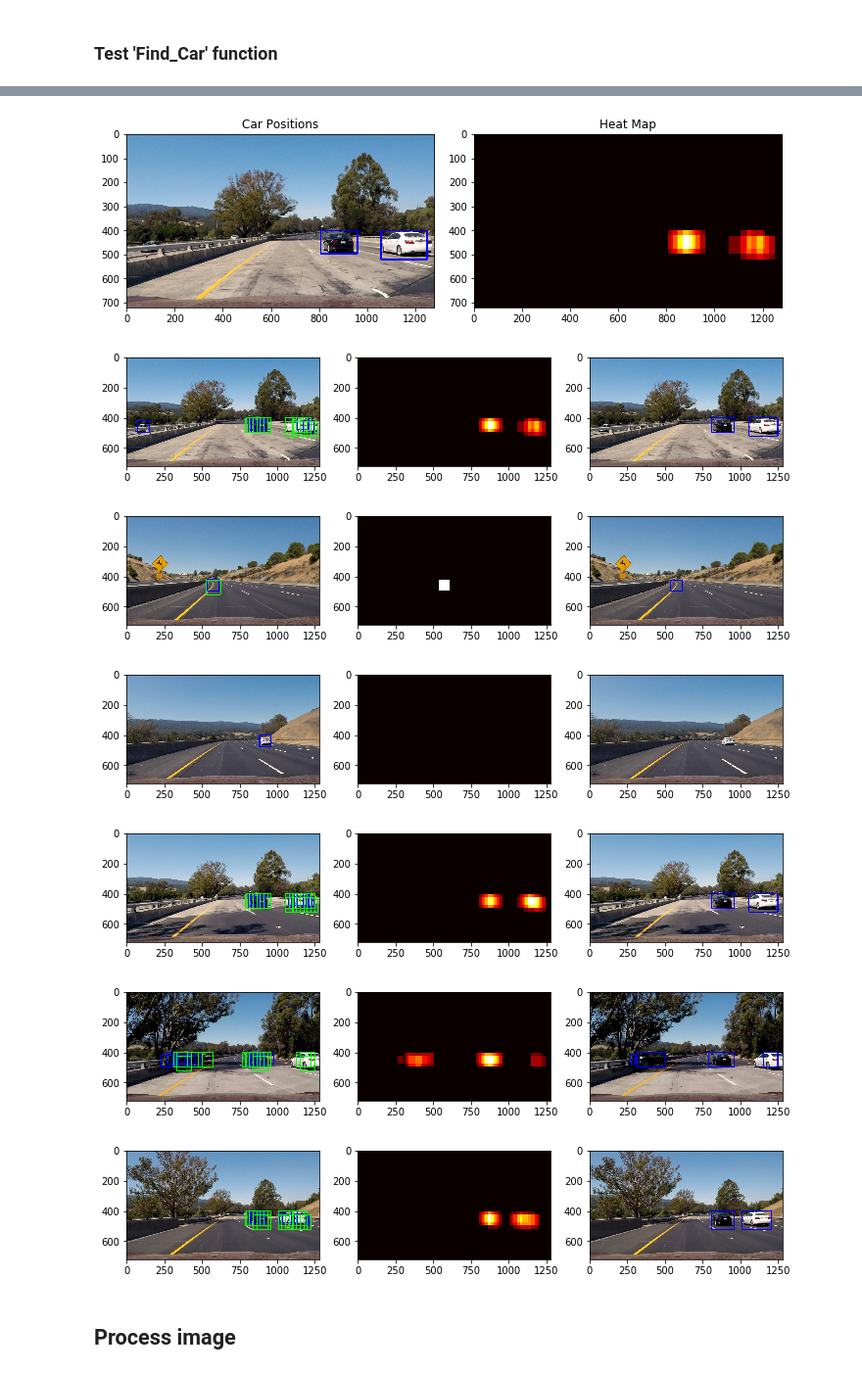
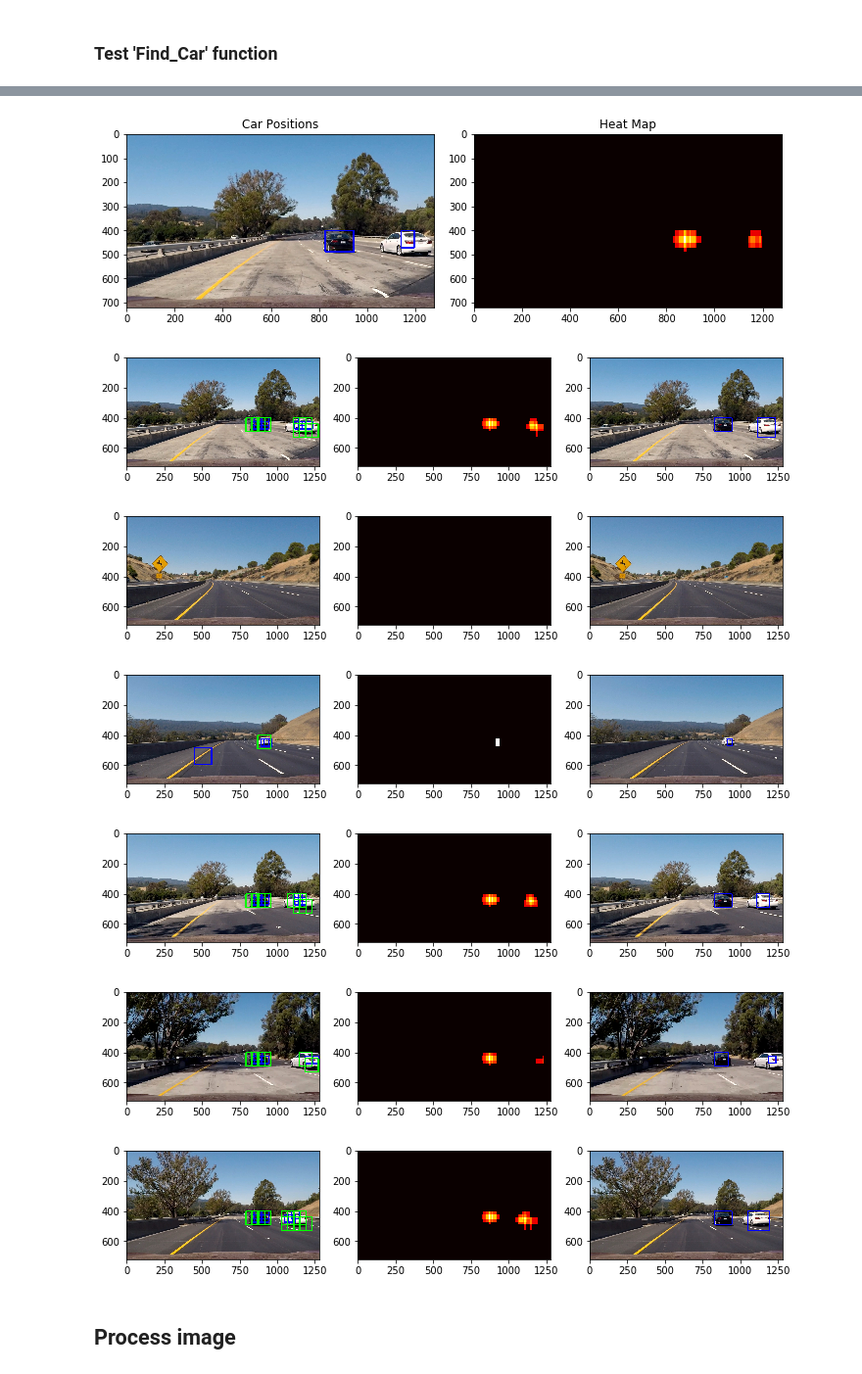
Before and after one commit to inokatsu/vehicle_detection_tracking, a Jupyter notebook: Vehicle_Detection.ipynb, the cells around one changed output, grey strips where cells are left out. Shown at 98% size. Saved outputs shown, nothing was run; the diff lists cells and outputs as text; code cells hidden in the pictures.

```diff
--- a/Vehicle_Detection.ipynb
+++ b/Vehicle_Detection.ipynb
@@ -384,11 +418,16 @@ plt.imshow(window_img)
 # %%
 def get_rectangles(image):
     rectangles =[]
+    rectangles1 = []
+    rectangles2 = []
+    rectangles3 = []
+    rectangles4 = []
+    rectangles5 = []
     draw_image = np.copy(image)
 
     ystart = 400
-    ystop = 500
-    scale = 1.2
+    ystop = 470
+    scale = 0.8
     rectangles1 = find_cars(image, ystart, ystop, scale, svc, X_scaler, orient, pix_per_cell,
                            cell_per_block, spatial_size, hist_bins)
     window_img = draw_boxes(draw_image, rectangles1, color=(0, 0, 255), thick=6)
@@ -397,21 +436,39 @@ def get_rectangles(image):
 
     ystart = 400
     ystop = 550
-    scale = 1.5
+    scale = 1.4
     rectangles2 = find_cars(image, ystart, ystop, scale, svc, X_scaler, orient, pix_per_cell,
                            cell_per_block, spatial_size, hist_bins)
     window_img = draw_boxes(window_img, rectangles2, color=(0, 255, 0), thick=6)
     if not rectangles2 == []:
         rectangles.append(rectangles2)
 
+    ystart = 480
+    ystop = 620
+    scale = 1.8
+    rectangles3 = find_cars(image, ystart, ystop, scale, svc, X_scaler, orient, pix_per_cell,
+                           cell_per_block, spatial_size, hist_bins)
+    window_img = draw_boxes(window_img, rectangles3, color=(0, 0, 255), thick=6)
+    if not rectangles3 == []:
+        rectangles.append(rectangles3)
+
+    ystart = 500
+    ystop = 670
+    scale = 2.4
+    rectangles4 = find_cars(image, ystart, ystop, scale, svc, X_scaler, orient, pix_per_cell,
+                           cell_per_block, spatial_size, hist_bins)
+    window_img = draw_boxes(window_img, rectangles4, color=(0, 255, 0), thick=6)
+    if not rectangles4 == []:
+        rectangles.append(rectangles4)
+
     ystart = 500
     ystop = 680
     scale = 3
-    rectangles3 = find_cars(image, ystart, ystop, scale, svc, X_scaler, orient, pix_per_cell,
+    rectangles5 = find_cars(image, ystart, ystop, scale, svc, X_scaler, orient, pix_per_cell,
                            cell_per_block, spatial_size, hist_bins)
-    window_img = draw_boxes(window_img, rectangles3, color=(255, 0, 0), thick=6)
-    if not rectangles3 == []:
-        rectangles.append(rectangles3)
+    window_img = draw_boxes(window_img, rectangles5, color=(255, 0, 0), thick=6)
+    if not rectangles5 == []:
+        rectangles.append(rectangles5)
 
     rectangles = [item for sublist in rectangles for item in sublist]
     return rectangles, window_img
@@ -454,7 +511,7 @@ def draw_labeled_bboxes(img, labels):
 heat = add_heat(heat, rectangles)
 
 # Apply threshold to help remove false positives
-heat = apply_threshold(heat,1)
+heat = apply_threshold(heat,2)
 
 # Visualize the heatmap when displaying
 heatmap = np.clip(heat, 0, 255)
@@ -472,32 +529,33 @@ plt.imshow(heatmap, cmap='hot')
 plt.title('Heat Map')
 fig.tight_layout()
 # %% [output]
-[figure, old version]
+[figure, new version]
 # %%
 images = glob.glob('./test_images/*.jpg')
 for img in images:
     image = mpimg.imread(img)
     rectangles, out_img = get_rectangles(image)
     heat = np.zeros_like(image[:,:,0]).astype(np.float)
     heat = add_heat(heat, rectangles)
-    heat = apply_threshold(heat,1)
+    threshold =2
+    heat = apply_threshold(heat,threshold)
     heatmap = np.clip(heat, 0, 255)
     labels = label(heatmap)
     draw_img = draw_labeled_bboxes(np.copy(image), labels)
     plt.figure(figsize =(12,12))
     plt.subplot(131)
     plt.imshow(out_img)
     plt.subplot(132)
     plt.imshow(heatmap,cmap = "hot")
     plt.subplot(133)
     plt.imshow(draw_img)
 # %% [output]
-[figure, old version]
+[figure, new version]
-[figure, old version]
+[figure, new version]
-[figure, old version]
+[figure, new version]
-[figure, old version]
+[figure, new version]
-[figure, old version]
+[figure, new version]
-[figure, old version]
+[figure, new version]
 # %% [markdown]
 ## Process image
 # %%
```
Also changed, not shown: parts of 13 cells of this notebook, 5 other files.
